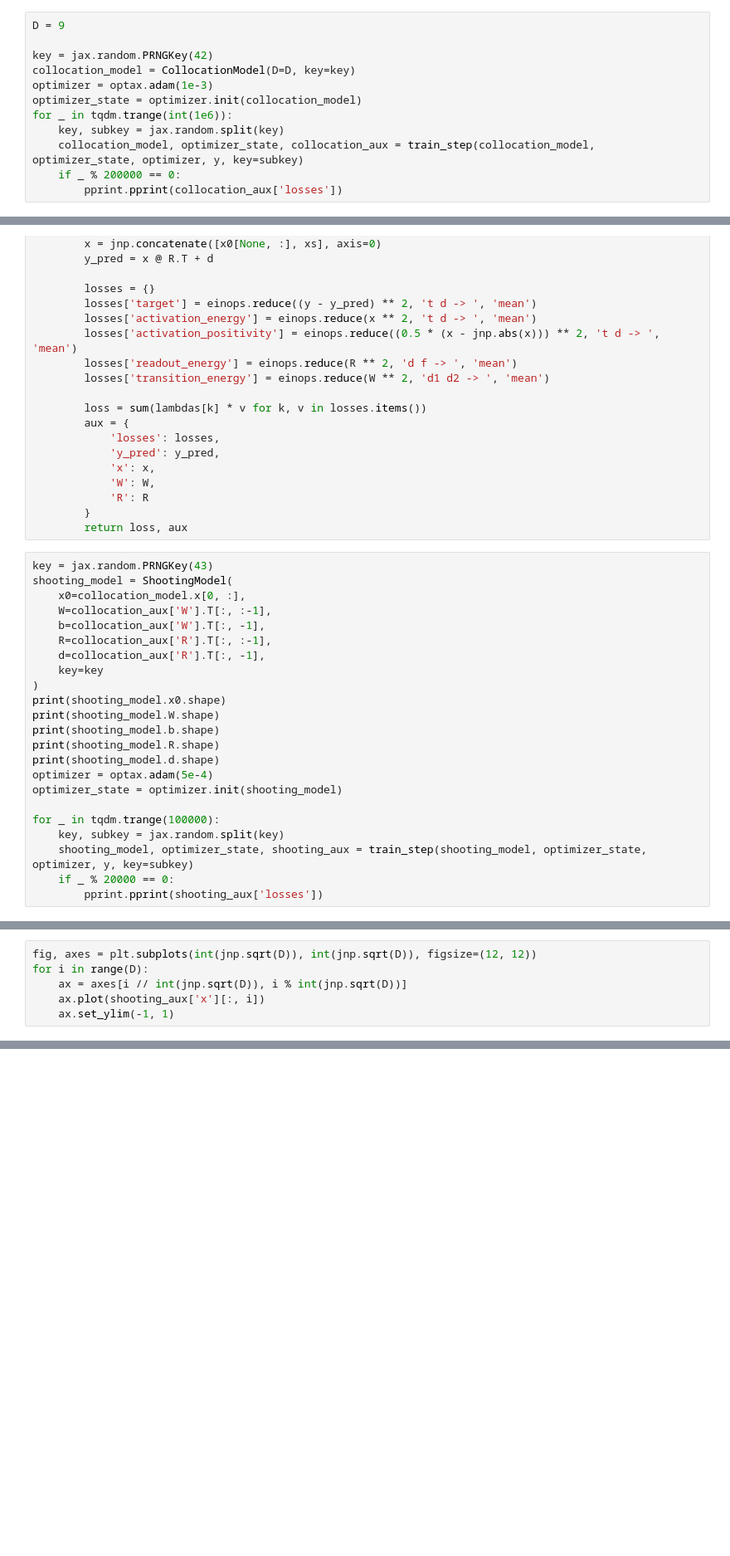
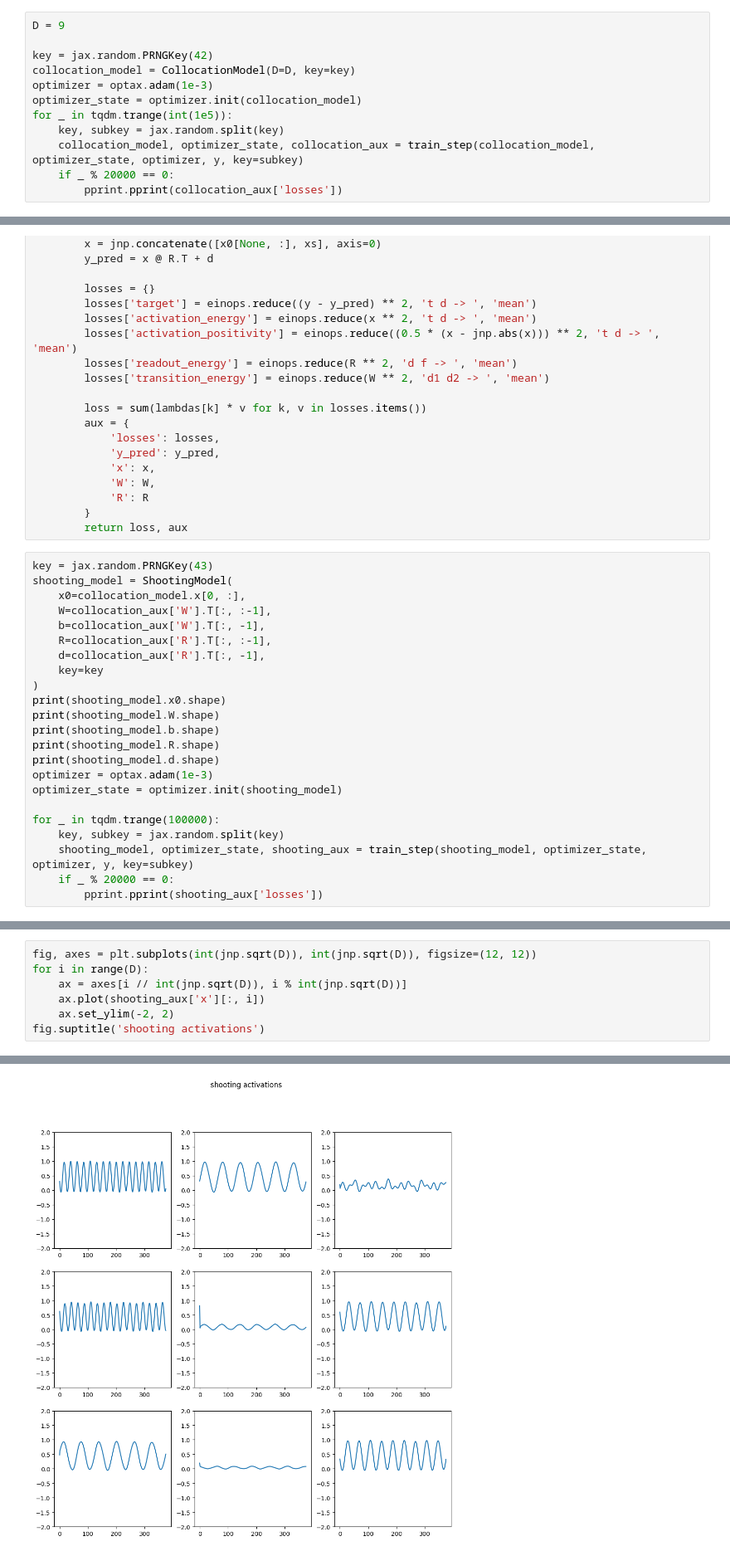
Before and after one commit to kylehkhsu/modular, a Jupyter notebook: sinusoids.ipynb, the cells around one changed output, grey strips where cells are left out. Shown at 83% size. Cells and saved outputs as stored; diff of their text form; blank space fills up the shorter version.

```diff
--- a/sinusoids.ipynb
+++ b/sinusoids.ipynb
@@ -99,10 +106,10 @@ key = jax.random.PRNGKey(42)
 collocation_model = CollocationModel(D=D, key=key)
 optimizer = optax.adam(1e-3)
 optimizer_state = optimizer.init(collocation_model)
-for _ in tqdm.trange(int(1e6)):
+for _ in tqdm.trange(int(1e5)):
     key, subkey = jax.random.split(key)
     collocation_model, optimizer_state, collocation_aux = train_step(collocation_model, optimizer_state, optimizer, y, key=subkey)
-    if _ % 200000 == 0:
+    if _ % 20000 == 0:
         pprint.pprint(collocation_aux['losses'])
 # %% [output]
 {'activation_energy': Array(0.3365612, dtype=float32),
@@ -230,7 +263,7 @@ print(shooting_model.W.shape)
 print(shooting_model.b.shape)
 print(shooting_model.R.shape)
 print(shooting_model.d.shape)
-optimizer = optax.adam(5e-4)
+optimizer = optax.adam(1e-3)
 optimizer_state = optimizer.init(shooting_model)
 
 for _ in tqdm.trange(100000):
@@ -249,4 +308,6 @@ fig, axes = plt.subplots(int(jnp.sqrt(D)), int(jnp.sqrt(D)), figsize=(12, 12))
 for i in range(D):
     ax = axes[i // int(jnp.sqrt(D)), i % int(jnp.sqrt(D))]
     ax.plot(shooting_aux['x'][:, i])
-    ax.set_ylim(-1, 1)
+    ax.set_ylim(-2, 2)
+fig.suptitle('shooting activations')
+# %% [output]
@@ -253,3 +315,4 @@ for i in range(D):
+[figure, added]
 # %%
 fft_result = jnp.fft.fft(shooting_aux['x'], axis=0)
 frequencies = jnp.fft.fftfreq(fft_result.shape[0], d=SAMPLING_RATE) * 2 * jnp.pi
```
Also changed, not shown: parts of 13 cells of this notebook.
